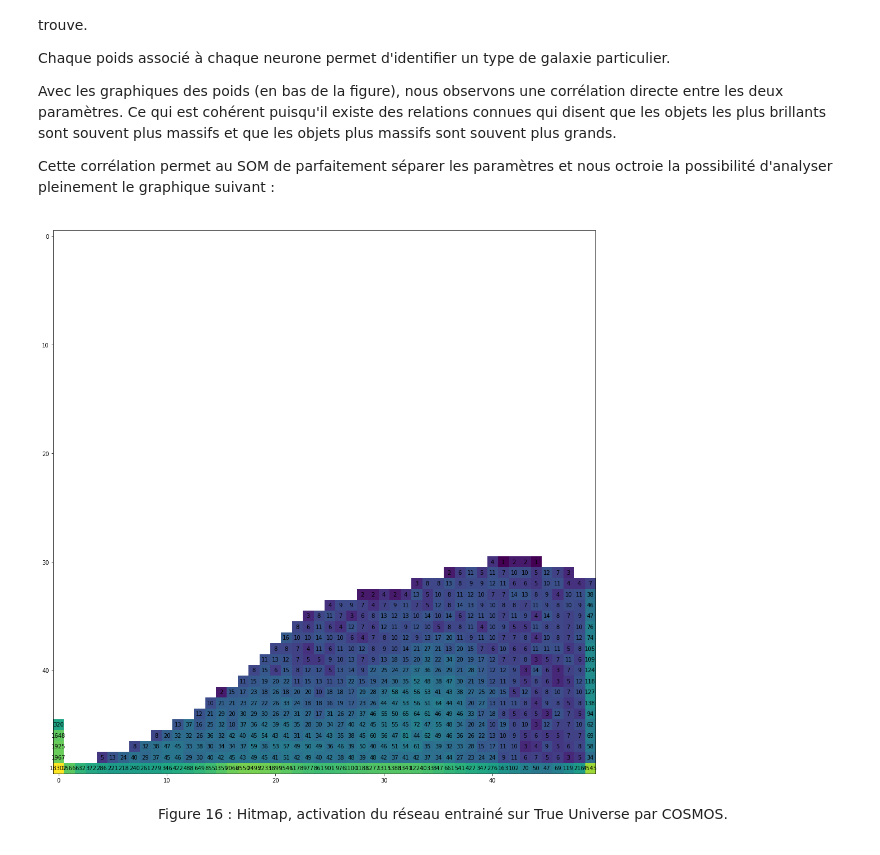
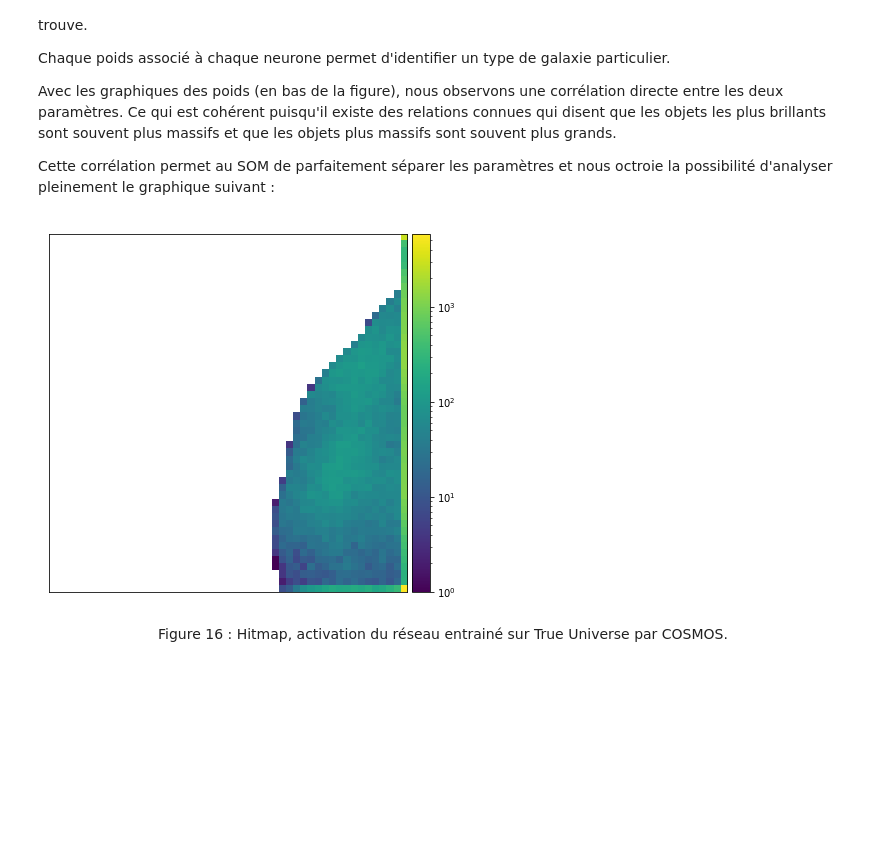
Before and after one commit to Oliv2398/SOMs-in-astrophysics, a Jupyter notebook: rapport_notebook.ipynb, the cells around one changed output. Saved outputs shown, nothing was run; the diff lists cells and outputs as text; code cells hidden in the pictures; blank space fills up the shorter version.

```diff
--- a/rapport_notebook.ipynb
+++ b/rapport_notebook.ipynb
@@ -655,9 +655,9 @@ Cette corrélation permet au SOM de parfaitement séparer les paramètres et nou
 
 <a name="fig16"></a>
 # %%
-Hitmap(som_tu, choice_cs)
+Hitmap(som_tu, choice_cs, hit_count=False, colorbars=True, figsize=(6,6))
 # %% [output]
-[figure, old version]
+[figure, new version]
 # %% [markdown]
 <center>
 
```
Also changed, not shown: parts of 2 cells of this notebook.
